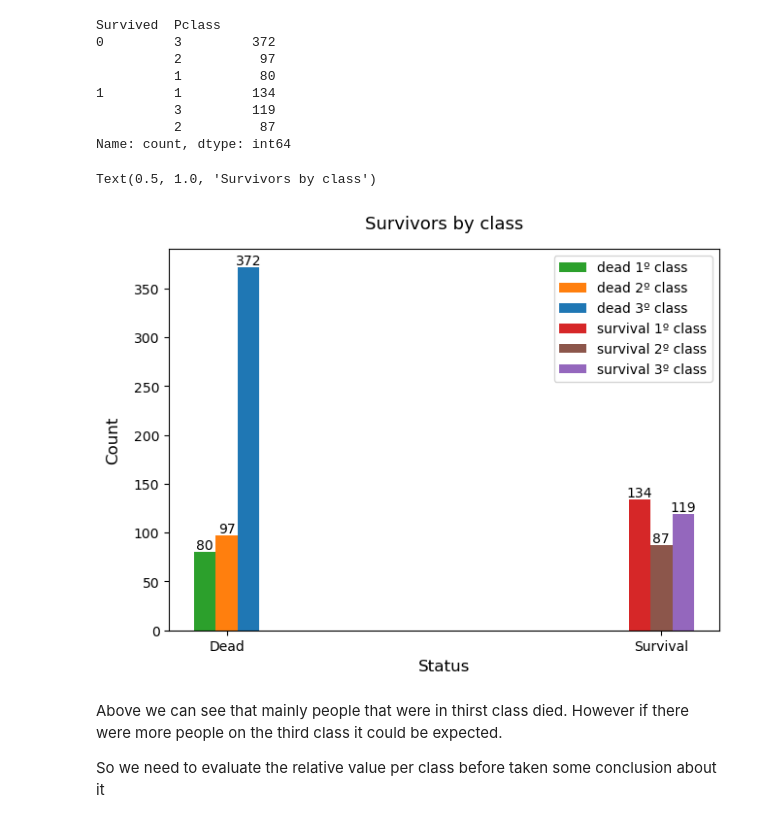
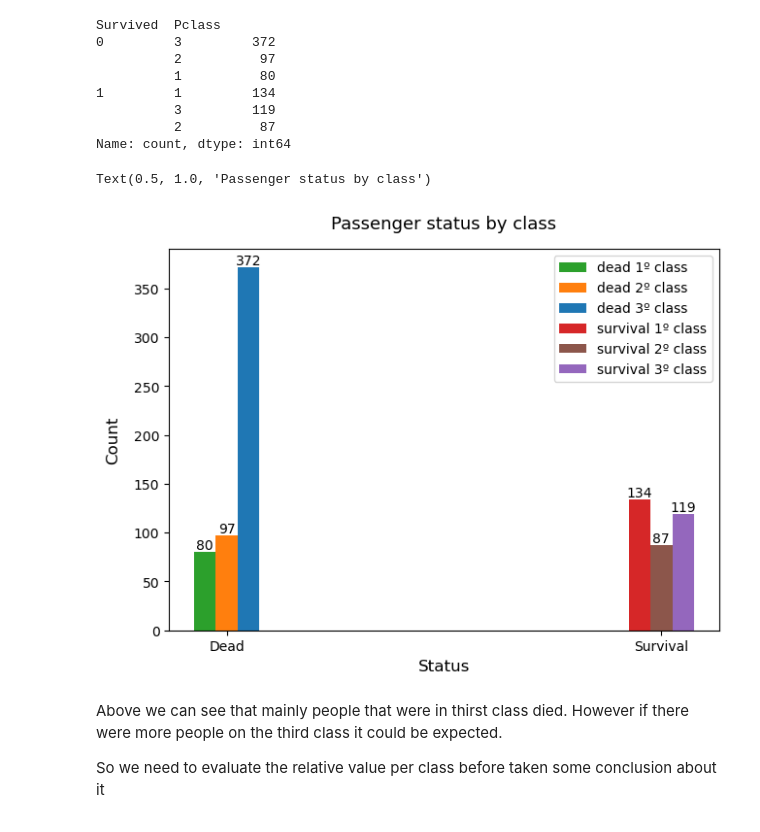
Before and after one commit to italojsr/Titanic, a Jupyter notebook: titanic.ipynb, the cells around one changed output. Cells and saved outputs as stored; diff of their text form; code cells hidden in the pictures.

```diff
--- a/titanic.ipynb
+++ b/titanic.ipynb
@@ -197,32 +207,32 @@ Name: count, dtype: int64
 # %%
 fig,ax = plt.subplots(layout = 'constrained')
 width = 0.05
 
 for key in survivor_by_class.keys():
     status_dic = {0:'dead',1:'survival'}
     # getting information from each status and class
     status = key[0]
-    people_class = key[1]
+    passenger_class = key[1]
     frequence = survivor_by_class[key]
     # preparing position of the bars
-    multiplier = people_class
+    multiplier = passenger_class
     offset = width*multiplier
     # plotting bars
-    rects = ax.bar(status+offset,frequence,width,label = '{} {}º class'.format(status_dic[status],people_class))
+    rects = ax.bar(status+offset,frequence,width,label = '{} {}º class'.format(status_dic[status],passenger_class))
     ax.bar_label(rects)
 
 #Sort legend
 handles,labels = ax.get_legend_handles_labels()
 labels,handles = zip(*sorted(zip(labels,handles),key = lambda t:t[0]))
 ax.legend(handles,labels)
 
 ax.set_xticks(np.array([0.05,1.05]) + width,('Dead','Survival'))
 ax.set_xlabel('Status',fontsize = 12)
 ax.set_ylabel('Count',labelpad = 10,fontsize = 12)
-ax.set_title('Survivors by class',pad = 15,fontsize =13)
+ax.set_title('Passenger status by class',pad = 15,fontsize =13)
 # %% [output]
-Text(0.5, 1.0, 'Survivors by class')
+Text(0.5, 1.0, 'Passenger status by class')
-[figure, old version]
+[figure, new version]
 # %% [markdown]
 Above we can see that mainly people that were in thirst class died. However if there were more people on the third class it could be expected. <p>So we need to evaluate the relative value per class before taken some conclusion about it</p>
 # %%
```
Also changed, not shown: parts of 19 cells of this notebook.
